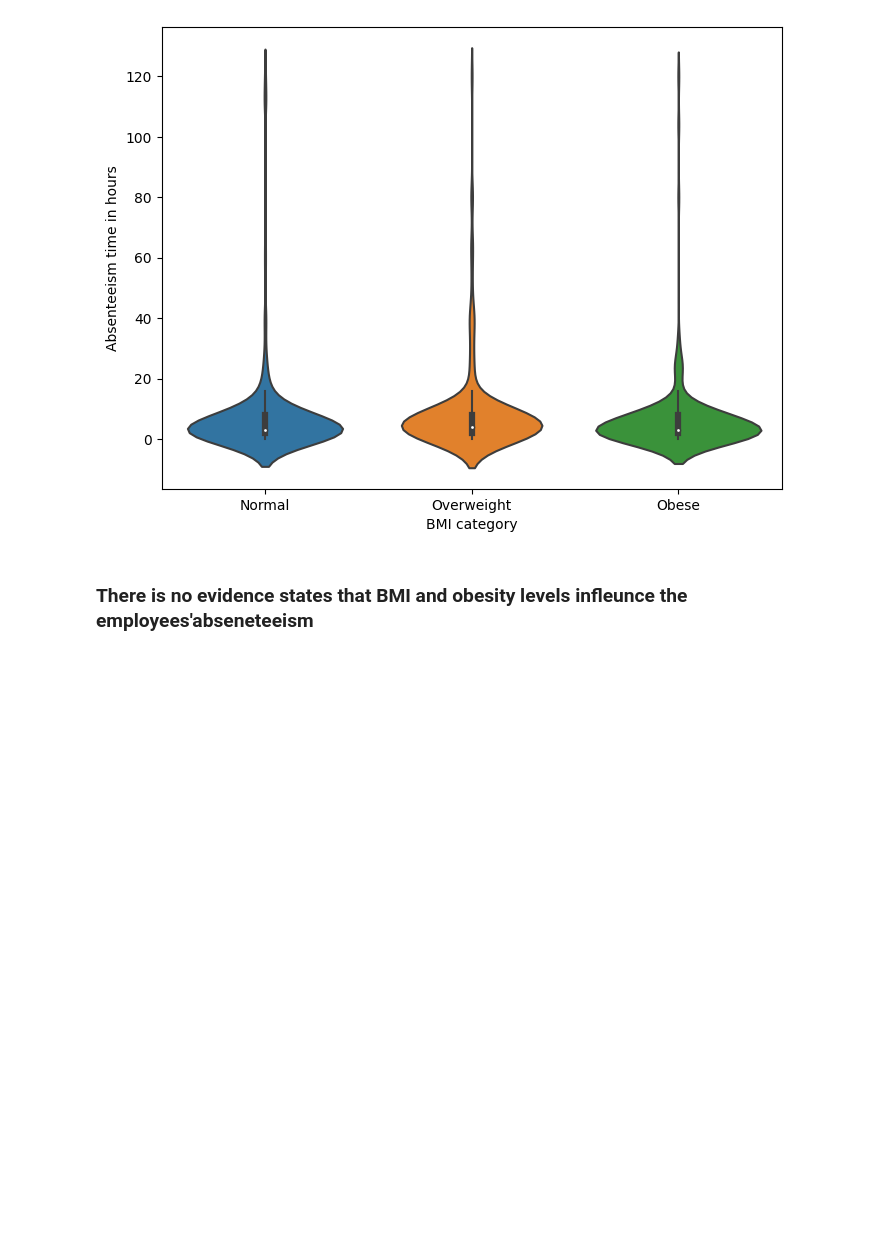
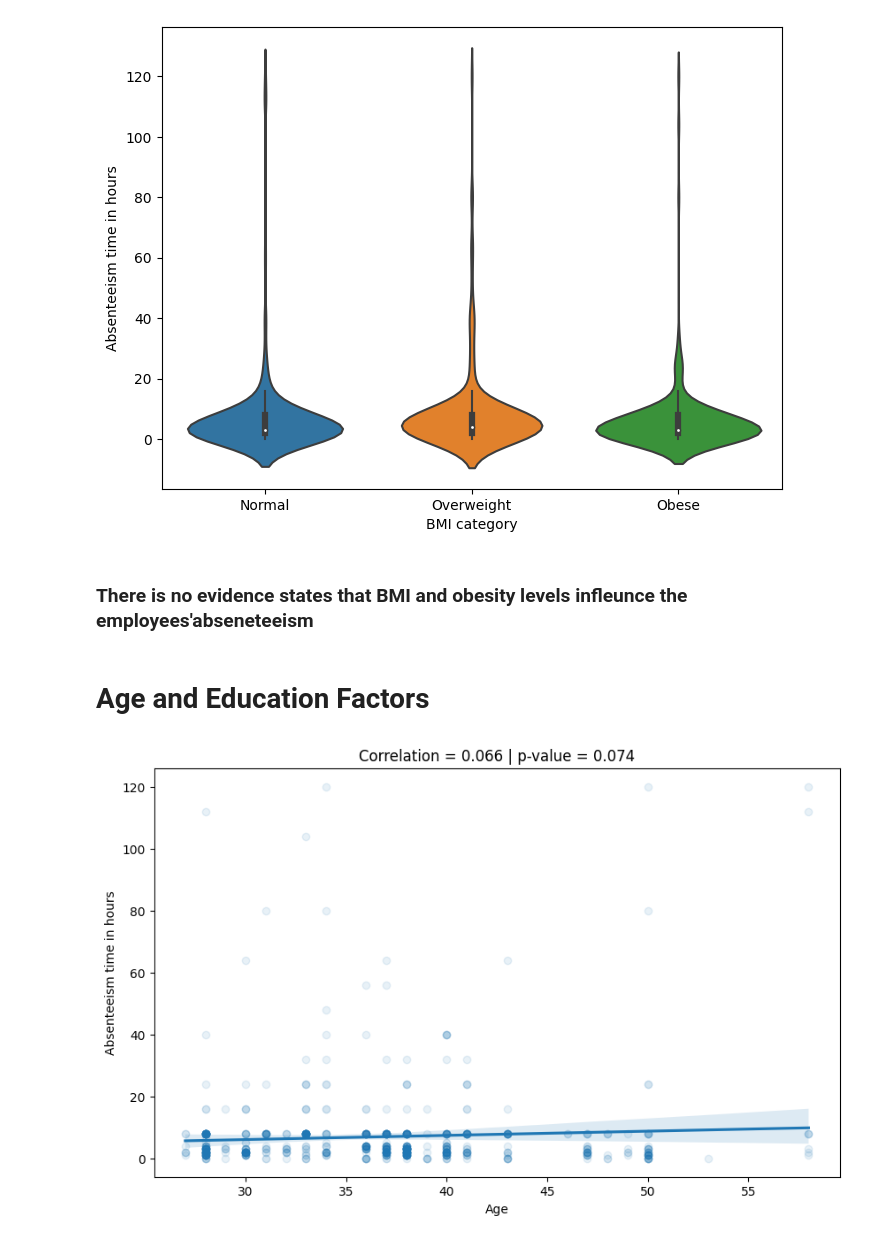
Before and after one commit to Maansy/Absenteeism-at-Work, a Jupyter notebook: AbsenteeismAtWork.ipynb, the cells around one changed output. Drawn from its saved outputs; the diff is of its cells as text; code cells hidden in the pictures; blank space fills up the shorter version.

```diff
--- a/AbsenteeismAtWork.ipynb
+++ b/AbsenteeismAtWork.ipynb
@@ -322,3 +322,17 @@ plt.savefig('figs/bmi_hour_distribution.png', format='png',dpi = 300)
 [figure]
 # %% [markdown]
 ### There is no evidence states that BMI and obesity levels infleunce the employees'abseneteeism
+# %% [markdown]
+# Age and Education Factors
+# %%
+from scipy.stats import pearsonr
+# compute Pearson's correlation coefficient and p-value
+person_test = pearsonr(preprocessed_data['Age'],\
+                       preprocessed_data['Absenteeism time in hours'])
+plt.figure(figsize=(10,6))
+ax = sns.regplot(x ='Age', y='Absenteeism time in hours', data=preprocessed_data, \
+                 scatter_kws={'alpha':0.1})
+ax.set_title(f'Correlation = {person_test[0]:.3f} | p-value = {person_test[1]:.3f}')
+plt.savefig('figs/correlation_age_hours.png',format='png', dpi=300)
+# %% [output]
+[figure, added]
```
Also changed, not shown: parts of 7 cells of this notebook, 3 other files.
